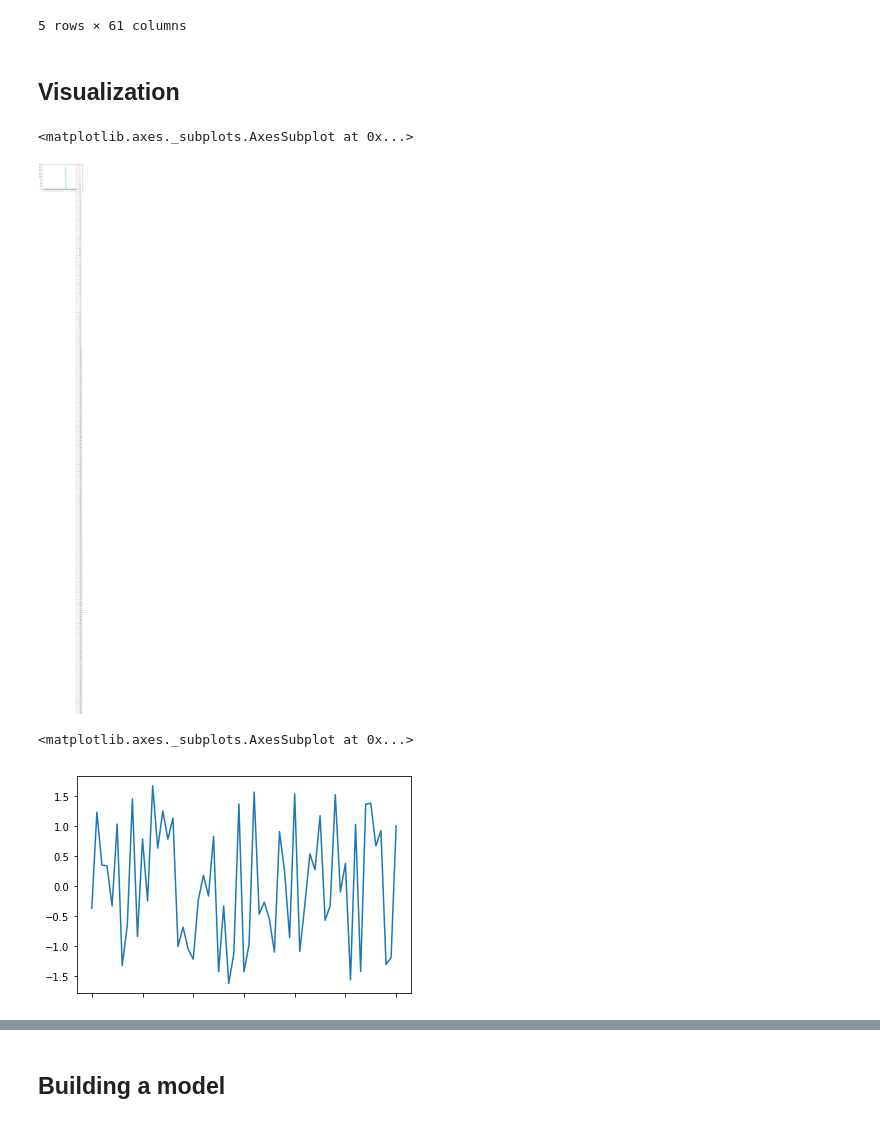
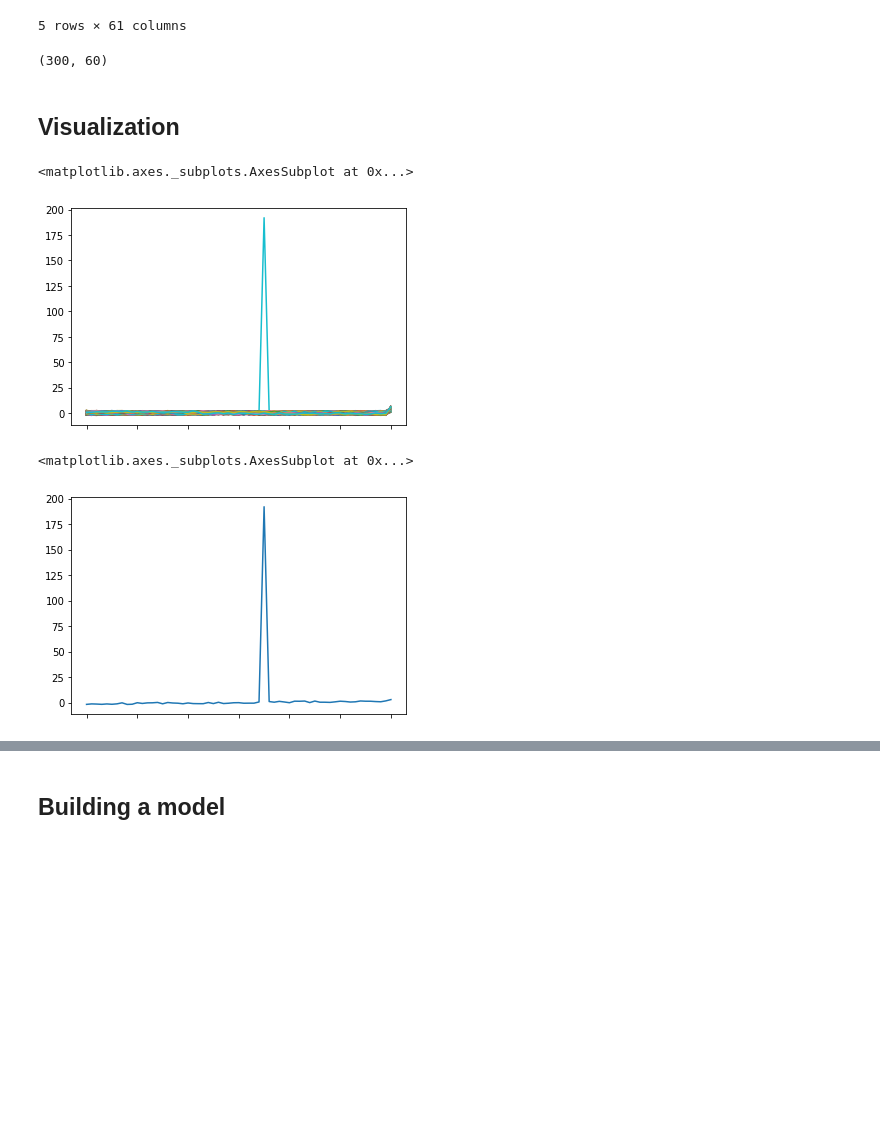
Before and after one commit to giadaconfo/time-series-classification, a Jupyter notebook: tsc_comparison.ipynb, the cells around one changed output, grey strips where cells are left out. Saved outputs shown, nothing was run; the diff lists cells and outputs as text; code cells hidden in the pictures; blank space fills up the shorter version.

```diff
--- a/tsc_comparison.ipynb
+++ b/tsc_comparison.ipynb
@@ -41,18 +43,21 @@ X_train = np.array(train.drop(columns='label', axis=0))
 # %%
 y_test = np.array(test['label'])
 X_test = np.array(test.drop(columns='label', axis=0))
+X_test.shape
+# %% [output]
+(300, 60)
 # %% [markdown]
 ## Visualization
 # %%
-train.T.plot()
+train.T.plot(legend=None)
 # %% [output]
 <matplotlib.axes._subplots.AxesSubplot at 0x...>
-[figure, old version]
+[figure, new version]
 # %%
-train.iloc[0].plot()
+train.iloc[139].plot()
 # %% [output]
 <matplotlib.axes._subplots.AxesSubplot at 0x...>
-[figure, old version]
+[figure, new version]
 # %%
 train.drop(train.index[139], inplace=True)
 # %%
```
Also changed, not shown: parts of 13 cells of this notebook.
